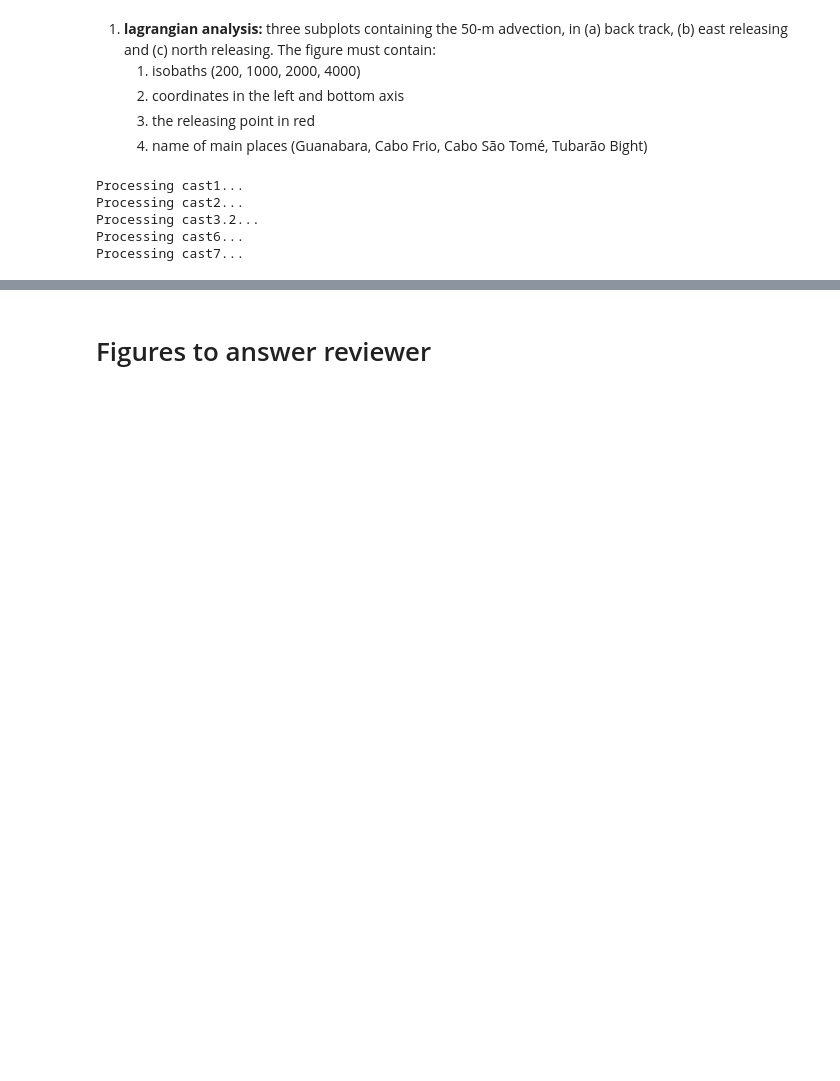
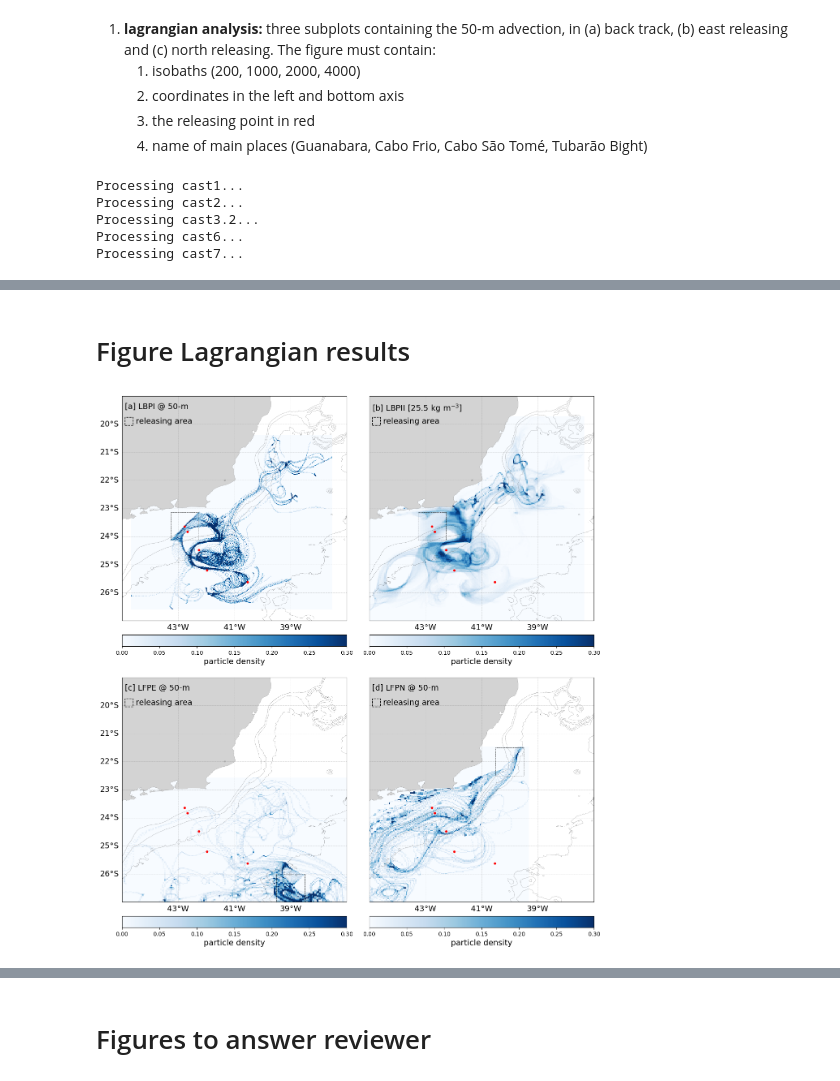
Before and after one commit to nilodna/smax_pathways, a Jupyter notebook: scripts/00_manuscript_lagrangian_analysis.ipynb, the cells around one changed output, grey strips where cells are left out. Cells and saved outputs as stored; diff of their text form; code cells hidden in the pictures; blank space fills up the shorter version.

```diff
--- a/scripts/00_manuscript_lagrangian_analysis.ipynb
+++ b/scripts/00_manuscript_lagrangian_analysis.ipynb
@@ -147,0 +72,2 @@ fig.patch.set_alpha(1.0)
+# %% [markdown]
+# Figure Lagrangian results
@@ -148,38 +137,25 @@ fig.patch.set_alpha(1.0)
 # %%
 # glorys_current_fields = xr.open_dataset('/home/danilo/phd/thesis/chapter_colab/data/sanagu2022/glorys_current_*.nc')
-
-experiments = {
-    "smax_from_backpropag_cmems": {
-                'outfile': xr.open_zarr('../data/lagrangean/smax_from_backpropag_cmems.zarr'),
-                'center_launch': [-42.768, -23.64],
-                },
-    "smax_from_backpropag_isopycnal": {
-                'outfile': xr.open_zarr('../data/lagrangean/smax_from_backpropag_cmems_isopycnal.zarr/'),
-                'center_launch': [-42.768, -23.64],
-                },
-    "smax_from_east_cmems": {
-                'outfile': xr.open_zarr('../data/lagrangean/smax_from_east_cmems.zarr'),
-                'center_launch': [-39, -26.5],
-                },
-    "smax_from_north_cmems": {
-                'outfile': xr.open_zarr('../data/lagrangean/smax_from_north_cmems.zarr'),
-                'center_launch': [-40, -22],
-                },
-}
 
 fig,axes = subplots_structure(2, 2, (15,18), 4)
 # titles = ['[a] back propagation @ 50-m', '[b] Isopycnal surface advection [25.5]', '[b] east release @ 75-m' ,'[c] north release @ 75-m']
 titles = ['[a] LBPI @ 50-m', r'[b] LBPII [25.5 kg m$^{-3}$]', '[c] LFPE @ 50-m' ,'[d] LFPN @ 50-m']
 # titles = ['[a] LBPI', '[b] LBPII', '[c] LFPE', '[d] LFPN']
-maxvalues = [0.3, 0.3, 0.16, 0.16]
+maxvalues = [0.3, 0.3, 0.3, 0.3]
 
 cont = 0
 
 for key,ax in zip(experiments.keys(), axes):
     p = experiments[key]['outfile']
+
+    # x,y,H = get_hist2d(p, bins=180, normalize=True)
+    # _ = ax.pcolormesh(x, y, H, cmap='Blues', vmin=0, vmax=maxvalues[cont])
+    # cb = plt.colorbar(_, location='bottom', pad=.05)
+    # cb.set_label('particle density', fontsize=14)
+
     lons = p.lon.values[~np.isnan(p.lon.values)].ravel()
     lats = p.lat.values[~np.isnan(p.lat.values)].ravel()
-    _ = ax.hist2d(lons, lats, bins=180, cmap='Blues', density=True, vmin=0, vmax=maxvalues[cont])
+    _ = ax.hist2d(lons, lats, bins=250, cmap='Blues', density=True, vmin=0, vmax=maxvalues[cont])
     cb = plt.colorbar(_[-1], location='bottom', pad=.05)
     cb.set_label('particle density', fontsize=14)
 
@@ -217,32 +193,46 @@ for key,ax in zip(experiments.keys(), axes):
         ylat = values['ylat']
 
         ax.scatter(xlon, ylat, c='r', s=10)
 
     lon_min = experiments[key]['center_launch'][0]-0.5
     lon_max = experiments[key]['center_launch'][0]+0.5
     lat_min = experiments[key]['center_launch'][1]-0.5
     lat_max = experiments[key]['center_launch'][1]+0.5
     ax.add_patch(Rectangle(xy=(lon_min, lat_min),
                             width=(lon_max - lon_min),
                             height=(lat_max - lat_min),
                             facecolor='none',
                             edgecolor='k',
                             linestyle='--',
                             linewidth=0.5,
                             transform=ccrs.PlateCarree()
                         ))
 
     # ax.set_title(titles[cont], loc='left', fontsize=14, y=0.90)
     ax.text(-44.9, -19.25, titles[cont], fontsize=14, ha='left', va='top')
-    ax.scatter(-44.7, -19.9, marker='*', c='lime', s=100, zorder=10, edgecolor='k')
-    ax.text(-44.5, -19.9, 'releasing point', fontsize=14, ha='left', va='center')
+    # ax.scatter(-44.7, -19.9, marker='*', c='lime', s=100, zorder=10, edgecolor='k')
+    ax.text(-44.5, -19.9, 'releasing area', fontsize=14, ha='left', va='center')
+
+    legend_square = Rectangle(
+        (-44.9, -20.05),
+        0.3, 0.3,        # menor
+        edgecolor="black",
+        facecolor="none",
+        linewidth=1,
+        linestyle='--',
+        zorder=10
+    )
+    ax.add_patch(legend_square)
+
     bathy.depth.plot.contour(ax=ax,
                              levels=[-200, -1000, -2000, -4000],
                              colors=('k'), linewidths=(0.2), linestyles=('--'))
 
     cont += 1
 
 plt.subplots_adjust(hspace=-0.0, wspace=.1)
 
 fig.patch.set_alpha(1.0)
 plt.savefig('../figures/manuscript/00_manuscript_lagrangian_analysis.png', bbox_inches="tight", dpi=300)
+# %% [output]
+[figure, added]
```
Also changed, not shown: parts of 28 cells of this notebook, 5 other files.
